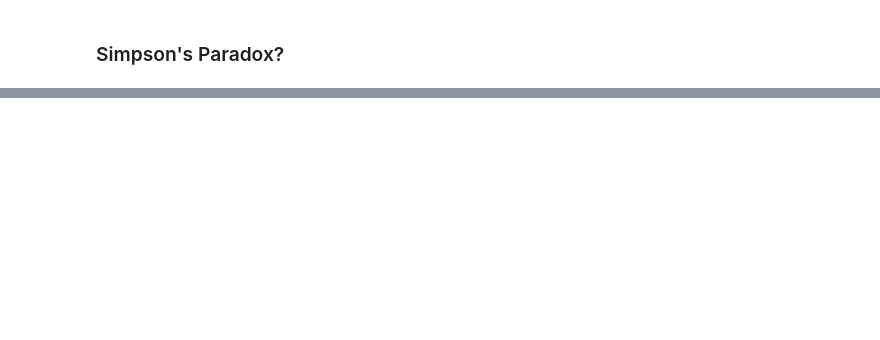
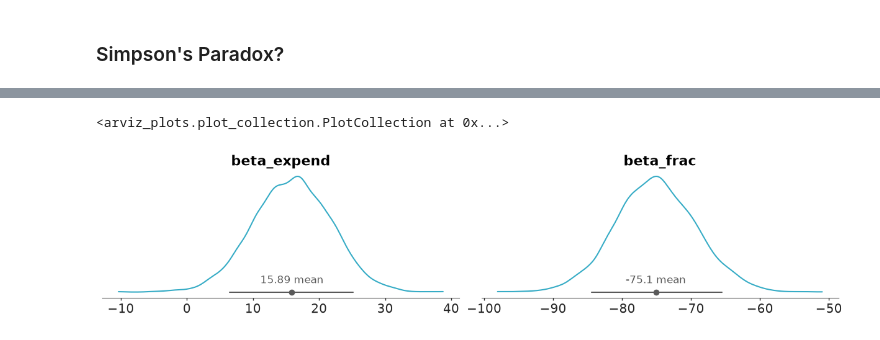
Before and after one commit to NotUniqueUser/applied-stats-project, a Jupyter notebook: pymc.ipynb, the cells around one changed output, grey strips where cells are left out. Saved outputs shown, nothing was run; the diff lists cells and outputs as text; code cells hidden in the pictures; blank space fills up the shorter version.

```diff
--- a/pymc.ipynb
+++ b/pymc.ipynb
@@ -1503,0 +255,24 @@ az.plot_ess_evolution(idata_h, var_names=["β0", "slope_mu"], coords={"region":
+# %%
+# Standardize predictors for better sampling
+df["expend_z"] = (df["expend"] - df["expend"].mean()) / df["expend"].std()
+df["frac_z"] = (df["frac"] - df["frac"].mean()) / df["frac"].std()
+
+with pm.Model() as bayes_reg:
+    # Priors
+    alpha = pm.Normal("alpha", mu=df["sat"].mean(), sigma=50)
+    beta_expend = pm.Normal("beta_expend", mu=0, sigma=50)
+    beta_frac = pm.Normal("beta_frac", mu=0, sigma=50)
+    sigma = pm.HalfNormal("sigma", sigma=df["sat"].std())
+
+    # Linear model
+    z_exp = pm.Data("z_exp", df["expend_z"].values)
+    z_frac = pm.Data("z_frac", df["frac_z"].values)
+
+    mu = pm.Deterministic("mu", alpha + beta_expend * z_exp + beta_frac * z_frac)
+
+    # Likelihood
+    sat_obs = pm.Normal("sat_obs", mu=mu, sigma=sigma, observed=df["sat"].values)
+
+    idata_reg = pm.sample(2000, tune=1000, target_accept=0.9)
+
+pm.model_to_graphviz(bayes_reg)
@@ -1503,0 +299,5 @@ az.plot_ess_evolution(idata_h, var_names=["β0", "slope_mu"], coords={"region":
+# %%
+az.plot_dist(idata_reg, var_names=["beta_expend", "beta_frac"])
+# %% [output]
+<arviz_plots.plot_collection.PlotCollection at 0x...>
+[figure, added]
```
Also changed, not shown: parts of 147 cells of this notebook, 5 other files.
